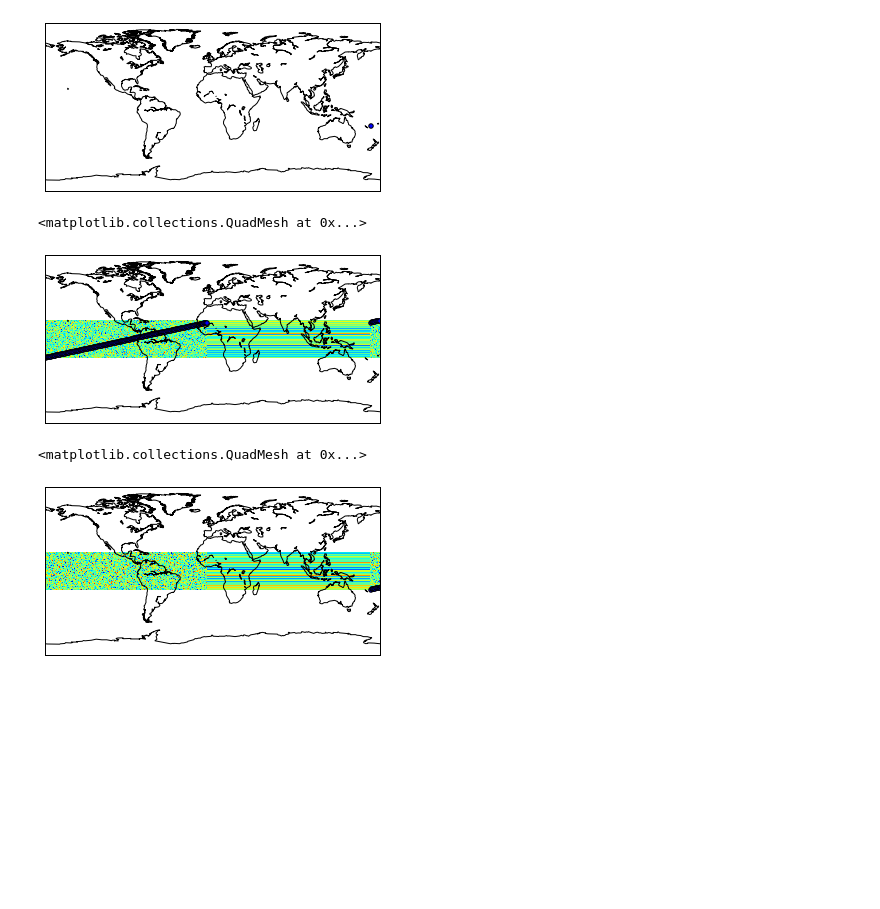
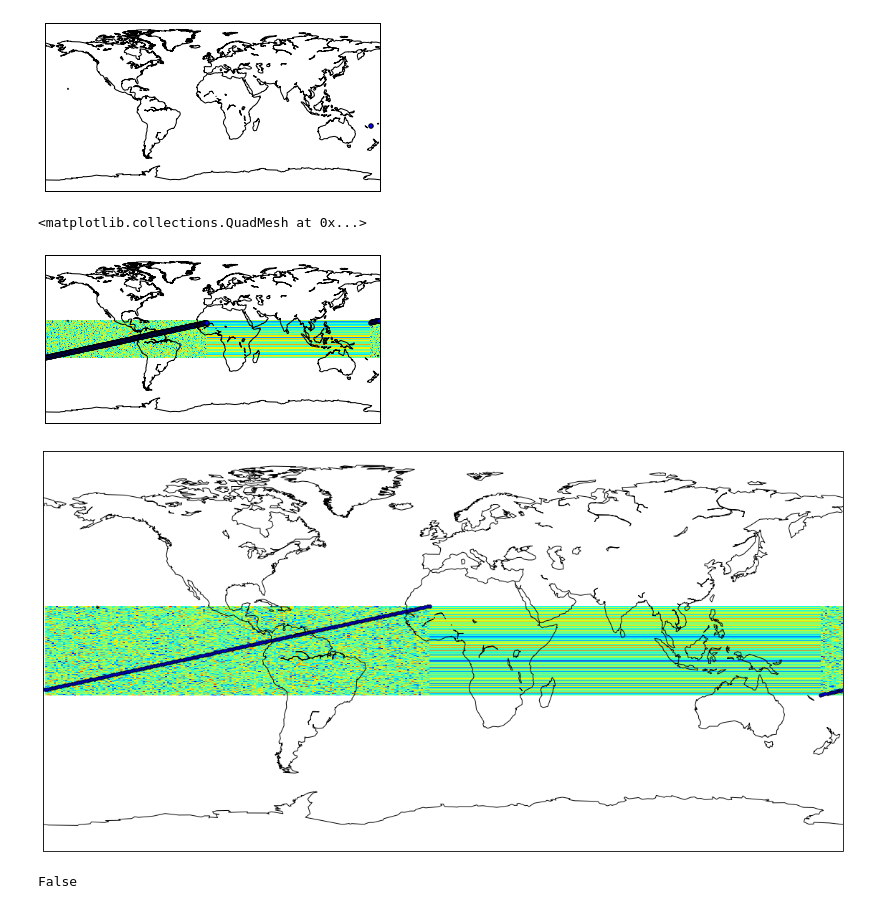
Before and after one commit to guziy/PyNotebooks, a Jupyter notebook: test_scatter_and_shiftdata.ipynb, the cells around one changed output. Cells and saved outputs as stored; diff of their text form; code cells hidden in the pictures; blank space fills up the shorter version.

Commit message:
plot scatter with recent changes

```diff
--- a/test_scatter_and_shiftdata.ipynb
+++ b/test_scatter_and_shiftdata.ipynb
@@ -7,7 +7,7 @@ import numpy as np
 lons = list(np.arange(170, 355, 1))
 lats = np.linspace(-20, 20, len(lons))
 # %%
-b = Basemap()
+b = Basemap(urcrnrlon=400)
 # %%
 b.drawcoastlines()
 b.scatter(lons[0], lats[0], latlon=True)
@@ -30,19 +30,24 @@ data = np.random.randn(*lon2d.shape)
 b.pcolormesh(lon2d, lat2d, data, latlon=True, zorder=-1)
 # %% [output]
 <matplotlib.collections.QuadMesh at 0x...>
-[figure, old version]
+[figure, new version]
 # %%
-# without shiftdata
+# without shiftdata (but with an adjustment of longitude for scatter)
+
+plt.figure(figsize=(20, 10))
 
 b.drawcoastlines()
 
 #Scatter
 b.scatter(lons, lats, latlon=True)
 
 lon2d, lat2d = np.meshgrid(lons, lats)
 
 data = np.random.randn(*lon2d.shape)
 b.pcolormesh(lon2d, lat2d, data, latlon=True, zorder=-1)
 # %% [output]
-<matplotlib.collections.QuadMesh at 0x...>
-[figure, old version]
+[figure, new version]
+# %%
+b.celestial
+# %% [output]
+False
```
